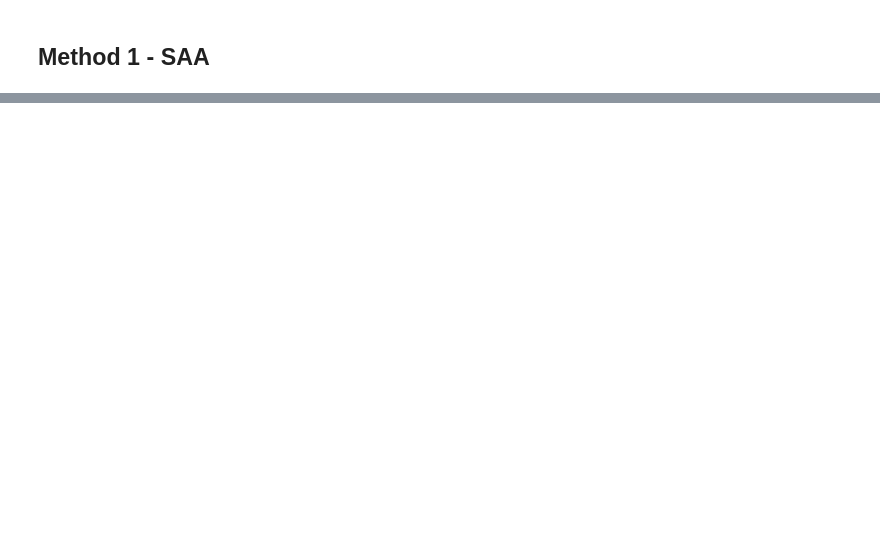
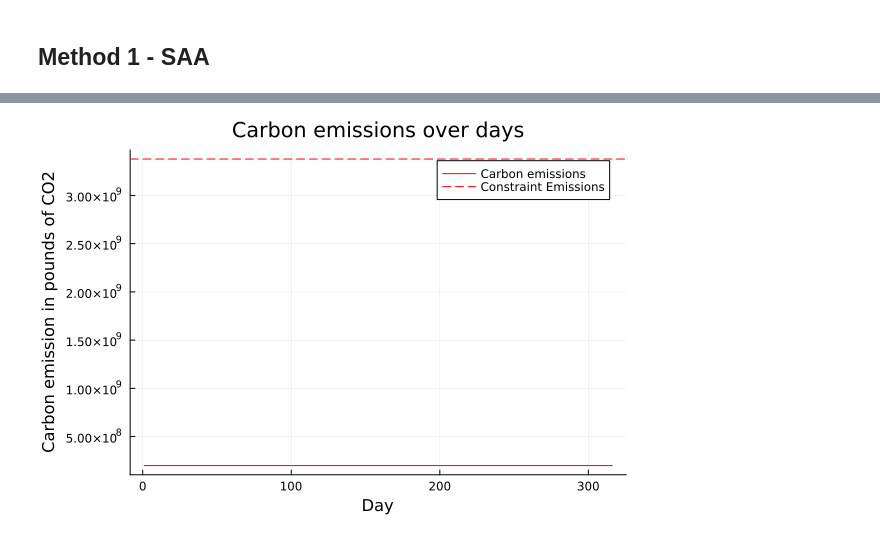
Before and after one commit to tommysalva/ml_proj, a Jupyter notebook: prescription.ipynb, the cells around one changed output, grey strips where cells are left out. Saved outputs shown, nothing was run; the diff lists cells and outputs as text; code cells hidden in the pictures; blank space fills up the shorter version.

```diff
--- a/prescription.ipynb
+++ b/prescription.ipynb
@@ -30,2 +67,5 @@ I = size(df_capacity, 1);
 # %% [markdown]
 ## Method 1 - SAA
+# %%
+# Get average demand over training set
+average_y = mean(y_train[!,:demand]);
@@ -31,0 +183,7 @@ I = size(df_capacity, 1);
+# %%
+days = 1:T
+plot(days, prescription_emissions, label = "Carbon emissions", color = :red, title = "Carbon emissions over days", xlabel = "Day", ylabel = "Carbon emission in pounds of CO2", legend = :topright)
+# Set ylim=(0, 1.1e9) for nicer plot
+hline!([E], color = :red, linestyle = :dash, label = "Constraint Emissions")
+# %% [output]
+[figure, added]
```
Also changed, not shown: parts of 14 cells of this notebook.
